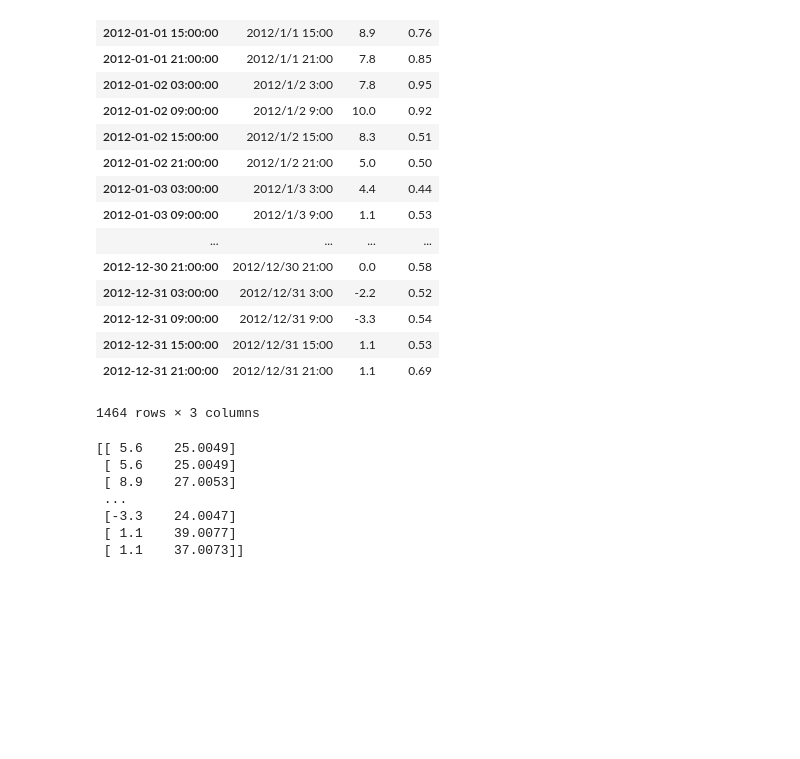
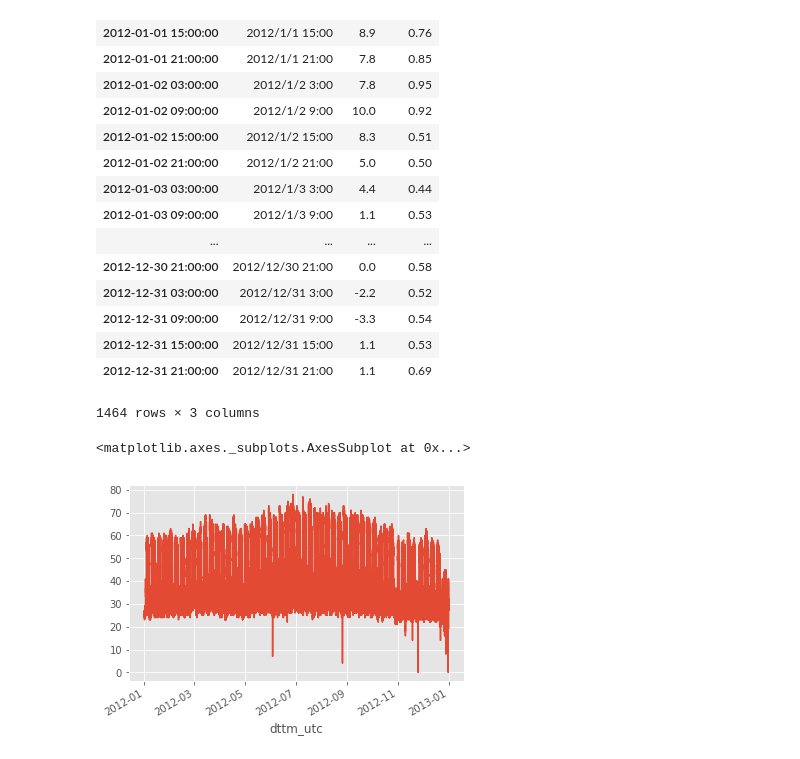
Before and after one commit to YPHu-IBDB/JupyterWorks, a Jupyter notebook: forResample.ipynb, the cells around one changed output. Drawn from its saved outputs; the diff is of its cells as text; code cells hidden in the pictures; blank space fills up the shorter version.

Commit message:
temp

```diff
--- a/forResample.ipynb
+++ b/forResample.ipynb
@@ -94,18 +94,10 @@ WeaOriTable
 # WeaOriTable.DateTime = pd.to_datetime(EnOriTable.dttm_utc).dt.strftime('%m/%d/%Y %H:%M')
 Wea5mTable = WeaOriTable.resample(rule='5T',label='right',closed='right').asfreq().interpolate(method='linear')
 Wea5mTable
-# %%
-# use the timestep of the weather data
-X = WeaOriTable['Temp'].values.reshape(-1, 1)
-y = EnOriTable.loc[WeaOriTable.index]['value'].values.reshape(-1, 1)
-Tr = np.append(X, y, axis=1)
-print Tr
-Tr_std = preprocessing.
-# %% [output]
-[[ 5.6    25.0049]
- [ 5.6    25.0049]
- [ 8.9    27.0053]
- ...
- [-3.3    24.0047]
- [ 1.1    39.0077]
- [ 1.1    37.0073]]
+# %%
+# show the original data
+# WeaOriTable['Temp'].plot()
+EnOriTable['value'].plot()
+# %% [output]
+<matplotlib.axes._subplots.AxesSubplot at 0x...>
+[figure, added]
```
Also changed, not shown: parts of 3 cells of this notebook.
